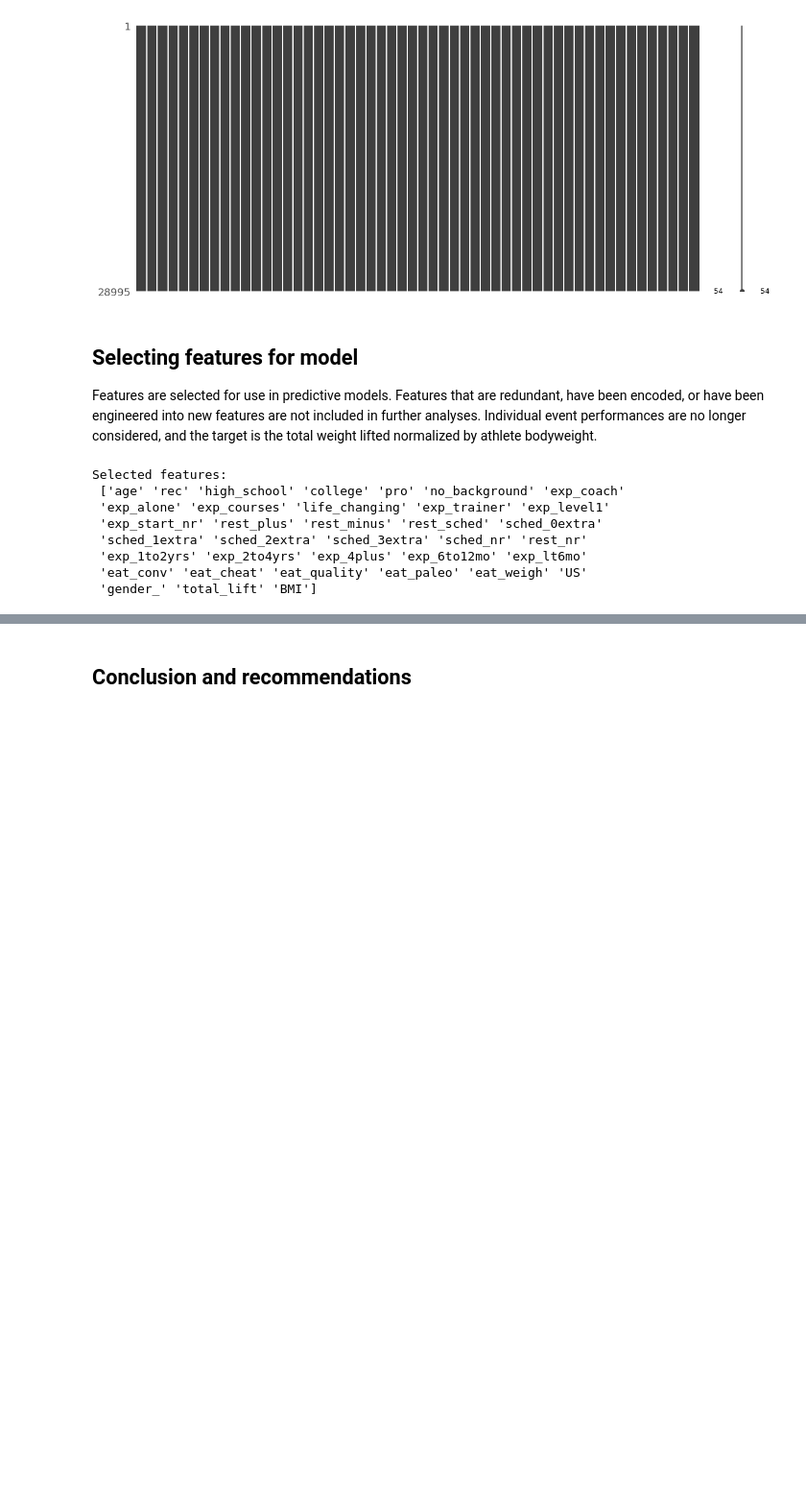
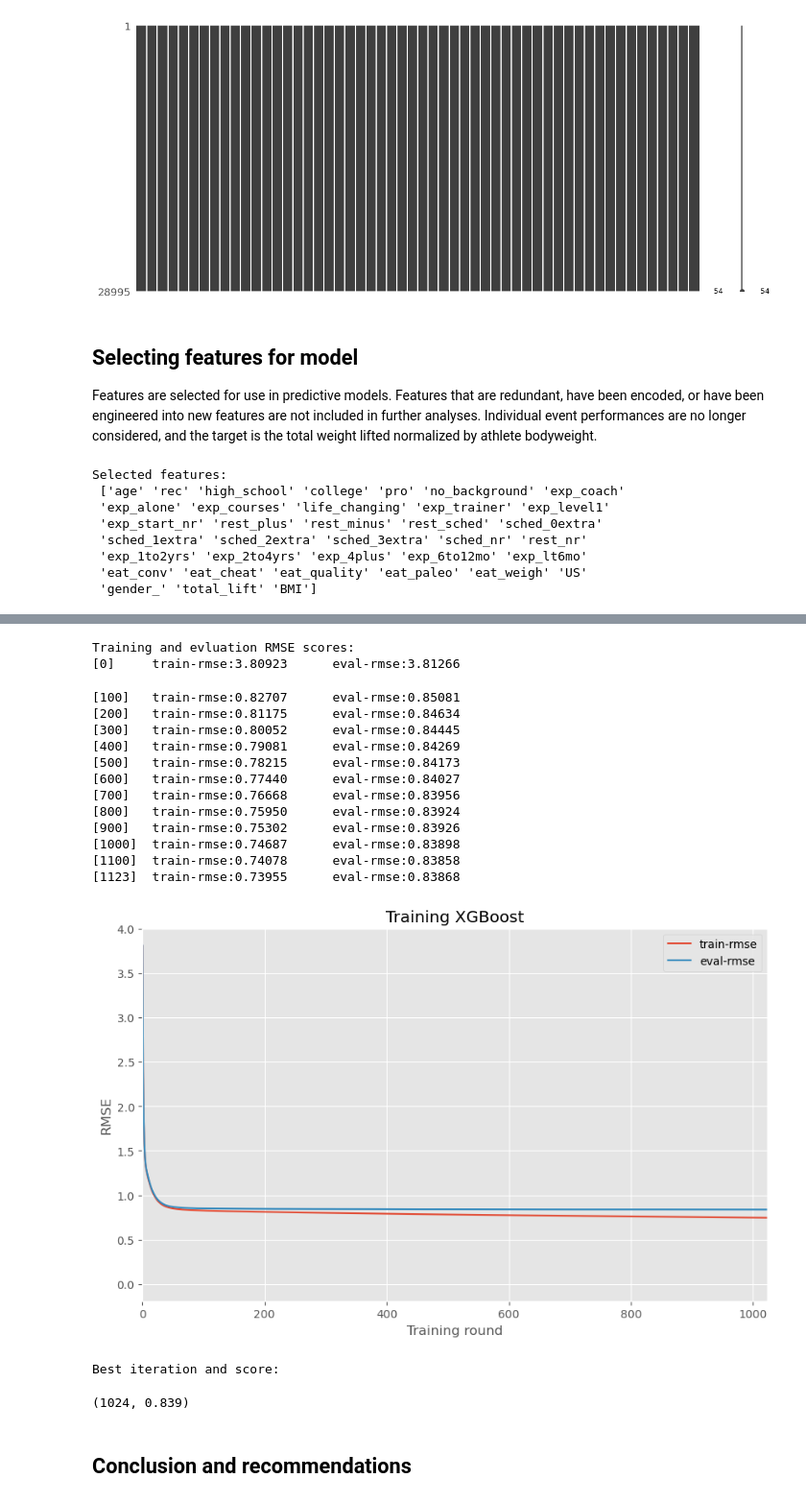
Before and after one commit to NinaCilliers/crossfit_project, a Jupyter notebook: crossfit_project.ipynb, the cells around one changed output, grey strips where cells are left out. Shown at 96% size. Saved outputs shown, nothing was run; the diff lists cells and outputs as text; code cells hidden in the pictures; blank space fills up the shorter version.

Commit message:
added xgboost

```diff
--- a/crossfit_project.ipynb
+++ b/crossfit_project.ipynb
@@ -82,0 +94,6 @@ Selected features:
+# %%
+#Assigning test and train sets
+train_set, test_set = train_test_split(df_select, test_size=0.2, random_state=10)
+
+X_train, y_train = train_set.drop(columns=['total_lift']), train_set['total_lift']
+X_test, y_test = test_set.drop(columns=['total_lift']), test_set['total_lift']
@@ -82,0 +121,10 @@ Selected features:
+# %%
+#defining custom learning rate decay
+def learning_rate_decay(boosting_round): #, num_boost_round):
+    learning_rate_start = 0.4
+    learning_rate_min = 0.05
+    lr_decay = 0.7
+    lr = learning_rate_start * np.power(lr_decay, boosting_round)
+    return max(learning_rate_min, lr)
+
+lr_callback = xgb.callback.LearningRateScheduler(learning_rate_decay)
@@ -83,2 +162,44 @@ Selected features:
+# %%
+#defining early stopping callback
+es = xgb.callback.EarlyStopping(rounds=100,save_best=True)
+# %%
+#XGBoost
+dtrain = xgb.DMatrix(X_train, label=y_train)
+dtest = xgb.DMatrix(X_test, label=y_test)
+param = {'max_depth': 4,'subsample':.6,'reg_alpha':0}
+evallist = [(dtrain, 'train'), (dtest, 'eval')]
+num_round = 1500
+print('Training and evluation RMSE scores:')
+#bst = xgb.train(param, dtrain, num_round, evallist, verbose_eval=100,early_stopping_rounds=100,callbacks=[lr_callback, Plotting(num_round)])
+bst= xgb.train(param, dtrain, num_round, evals=evallist, verbose_eval=100,callbacks=[lr_callback, Plotting(num_round),es])
+plt.xlabel('Training round')
+plt.ylabel('RMSE');
+plt.title('Training XGBoost')
+plt.xlim((0,bst.best_iteration));
+# %% [output]
+Training and evluation RMSE scores:
+[0]     train-rmse:3.80923      eval-rmse:3.81266
+[100]   train-rmse:0.82707      eval-rmse:0.85081
+[200]   train-rmse:0.81175      eval-rmse:0.84634
+[300]   train-rmse:0.80052      eval-rmse:0.84445
+[400]   train-rmse:0.79081      eval-rmse:0.84269
+[500]   train-rmse:0.78215      eval-rmse:0.84173
+[600]   train-rmse:0.77440      eval-rmse:0.84027
+[700]   train-rmse:0.76668      eval-rmse:0.83956
+[800]   train-rmse:0.75950      eval-rmse:0.83924
+[900]   train-rmse:0.75302      eval-rmse:0.83926
+[1000]  train-rmse:0.74687      eval-rmse:0.83898
+[1100]  train-rmse:0.74078      eval-rmse:0.83858
+[1123]  train-rmse:0.73955      eval-rmse:0.83868
+[figure, added]
+# %%
+bst_pred = bst.predict(dtest)
+bst_rmse = mean_squared_error(y_test, bst_pred,squared=False)
+
+print('Best iteration and score:')
+bst.best_iteration, round(bst_rmse,3)
+# %% [output]
+Best iteration and score:
+(1024, 0.839)
 # %% [markdown]
 ## Conclusion and recommendations
```
Also changed, not shown: parts of 6 cells of this notebook.
